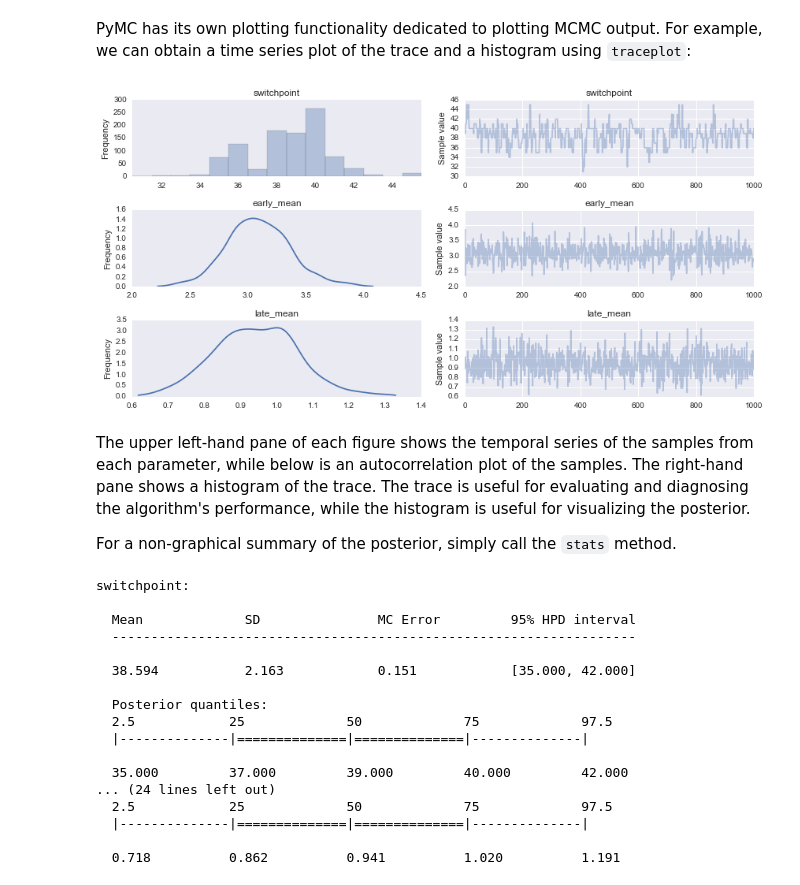
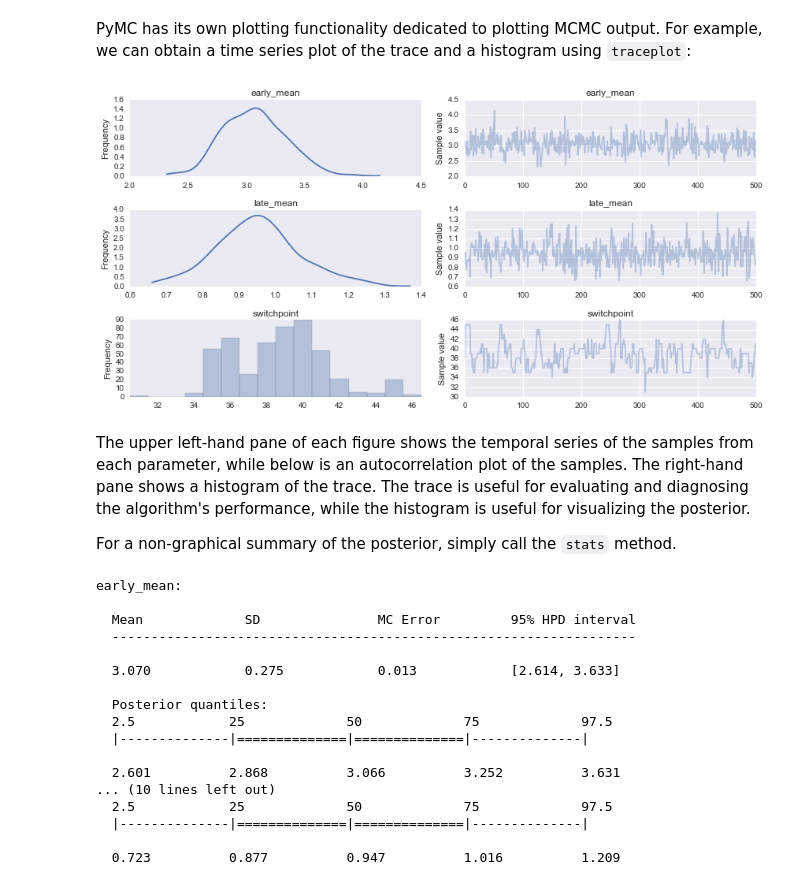
Before and after one commit to fonnesbeck/PyMC3_Oslo, a Jupyter notebook: notebooks/1. Introduction to PyMC3.ipynb, the cells around one changed output. Saved outputs shown, nothing was run; the diff lists cells and outputs as text; code cells hidden in the pictures.

```diff
--- a/notebooks/1. Introduction to PyMC3.ipynb
+++ b/notebooks/1. Introduction to PyMC3.ipynb
@@ -410,0 +530,5 @@ sample(draws, step=None, start=None, trace=None, chain=0, njobs=1, tune=None, pr
+# %%
+from pymc3 import Slice
+
+with disaster_model:
+    trace = sample(1000, step=Slice(vars=[early_mean, late_mean]))
@@ -438,9 +595,9 @@ PyMC has its own plotting functionality dedicated to plotting MCMC output. For e
 # %%
 from pymc3 import traceplot
 
-traceplot(trace[1000:]);
+traceplot(trace[500:], varnames=['early_mean', 'late_mean', 'switchpoint']);
 # %% [output]
-[figure, old version]
+[figure, new version]
 # %% [markdown]
 The upper left-hand pane of each figure shows the temporal series of the
 samples from each parameter, while below is an autocorrelation plot of
@@ -453,22 +610,22 @@ For a non-graphical summary of the posterior, simply call the `stats` method.
 # %%
 from pymc3 import summary
 
-summary(trace[1000:])
+summary(trace[500:], varnames=['early_mean', 'late_mean'])
 # %% [output]
-switchpoint:
+early_mean:
 
   Mean             SD               MC Error         95% HPD interval
   -------------------------------------------------------------------
 
-  38.594           2.163            0.151            [35.000, 42.000]
+  3.070            0.275            0.013            [2.614, 3.633]
 
   Posterior quantiles:
   2.5            25             50             75             97.5
   |--------------|==============|==============|--------------|
 
-  35.000         37.000         39.000         40.000         42.000
-... (24 lines left out)
+  2.601          2.868          3.066          3.252          3.631
+... (10 lines left out)
   2.5            25             50             75             97.5
   |--------------|==============|==============|--------------|
 
-  0.718          0.862          0.941          1.020          1.191
+  0.723          0.877          0.947          1.016          1.209
```
Also changed, not shown: parts of 57 cells of this notebook, 5 other files.
